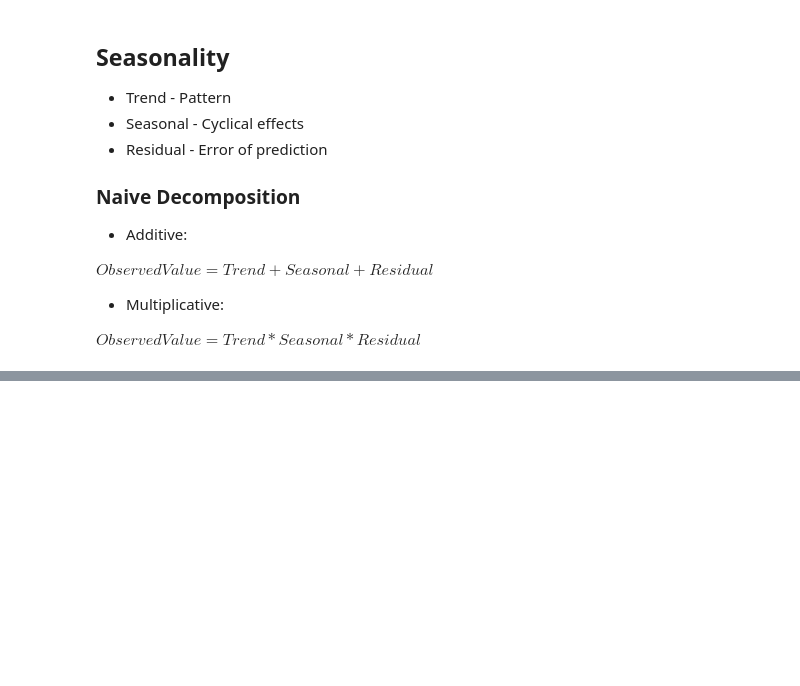
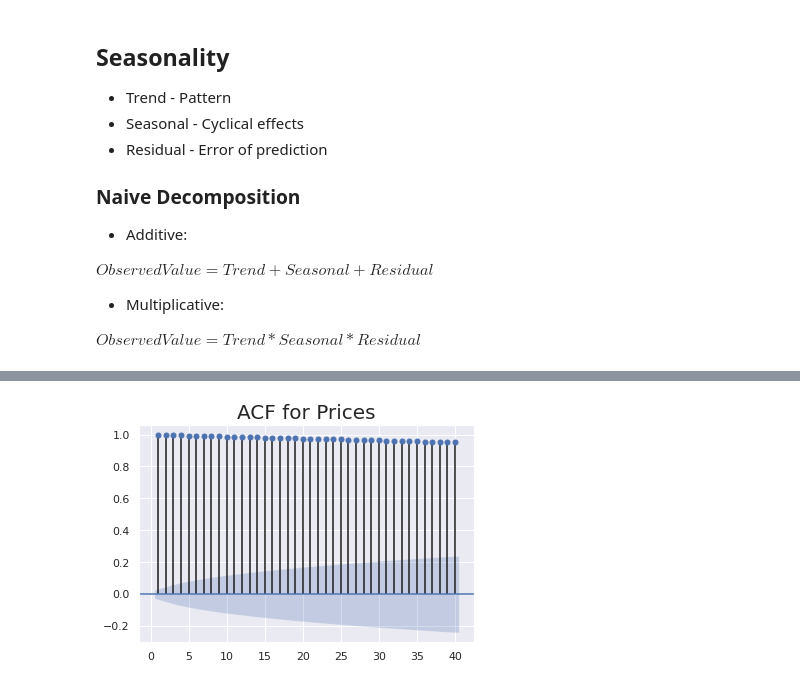
Before and after one commit to Yasir323/TimeSeries-Course, a Jupyter notebook: 1_Intro.ipynb, the cells around one changed output, grey strips where cells are left out. Saved outputs shown, nothing was run; the diff lists cells and outputs as text; code cells hidden in the pictures; blank space fills up the shorter version.

```diff
--- a/1_Intro.ipynb
+++ b/1_Intro.ipynb
@@ -400,0 +433,11 @@ $ Observed Value = Trend * Seasonal * Residual $
+# %%
+sgt.plot_acf(
+    X_train['Market Value'],
+    unbiased=True,
+    zero=False,
+    lags=40
+)
+plt.title('ACF for Prices', size=20)
+plt.show()
+# %% [output]
+[figure, added]
```
Also changed, not shown: parts of 102 cells of this notebook.
